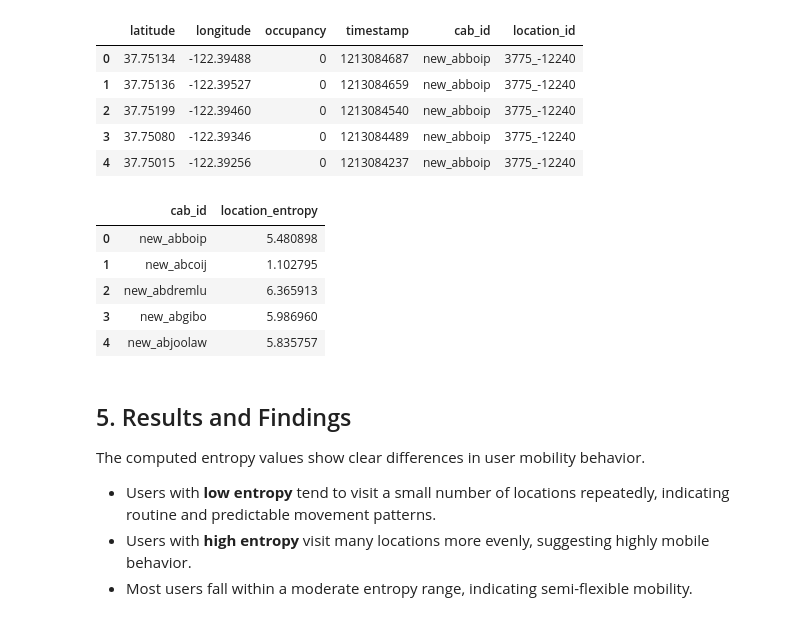
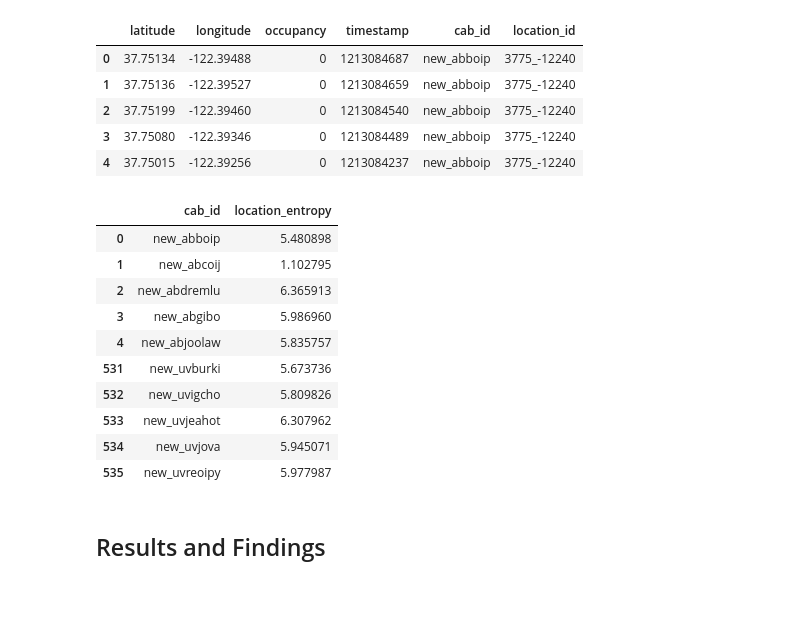
Before and after one commit to AnasHakimi/Location-Entropy, a Jupyter notebook: iv_datascience.ipynb, the cells around one changed output. Saved outputs shown, nothing was run; the diff lists cells and outputs as text; code cells hidden in the pictures; blank space fills up the shorter version.

```diff
--- a/iv_datascience.ipynb
+++ b/iv_datascience.ipynb
@@ -173,26 +149,26 @@ def calculate_location_entropy(df, user_col="cab_id", location_col="location_id"
 
     return entropy_df
 # %%
+# Final result for each users location entropy
+
 entropy_df = calculate_location_entropy(
     df,
     user_col="cab_id",
     location_col="location_id"
 )
 
-entropy_df.head()
+pd.concat([entropy_df.head(), entropy_df.tail()])
 # %% [output]
 |  | cab_id | location_entropy |
 | 0 | new_abboip | 5.480898 |
 | 1 | new_abcoij | 1.102795 |
 | 2 | new_abdremlu | 6.365913 |
 | 3 | new_abgibo | 5.986960 |
 | 4 | new_abjoolaw | 5.835757 |
+| 531 | new_uvburki | 5.673736 |
+| 532 | new_uvigcho | 5.809826 |
+| 533 | new_uvjeahot | 6.307962 |
+| 534 | new_uvjova | 5.945071 |
+| 535 | new_uvreoipy | 5.977987 |
 # %% [markdown]
-## 5. Results and Findings
-
-The computed entropy values show clear differences in user mobility behavior.
-
-- Users with **low entropy** tend to visit a small number of locations repeatedly,
-  indicating routine and predictable movement patterns.
-- Users with **high entropy** visit many locations more evenly, suggesting highly mobile behavior.
-- Most users fall within a moderate entropy range, indicating semi-flexible mobility.
+## Results and Findings
```
Also changed, not shown: parts of 12 cells of this notebook.
